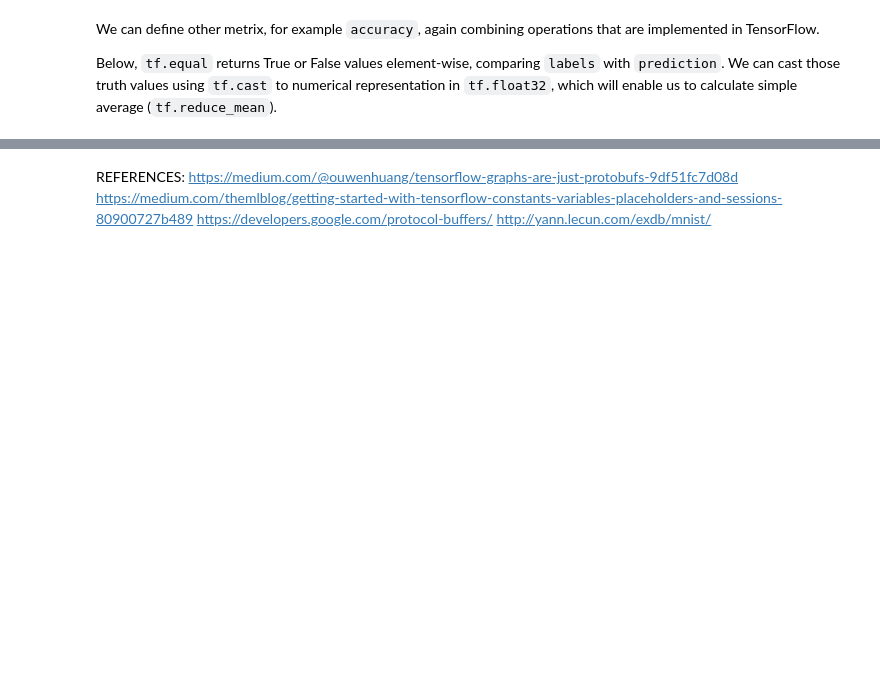
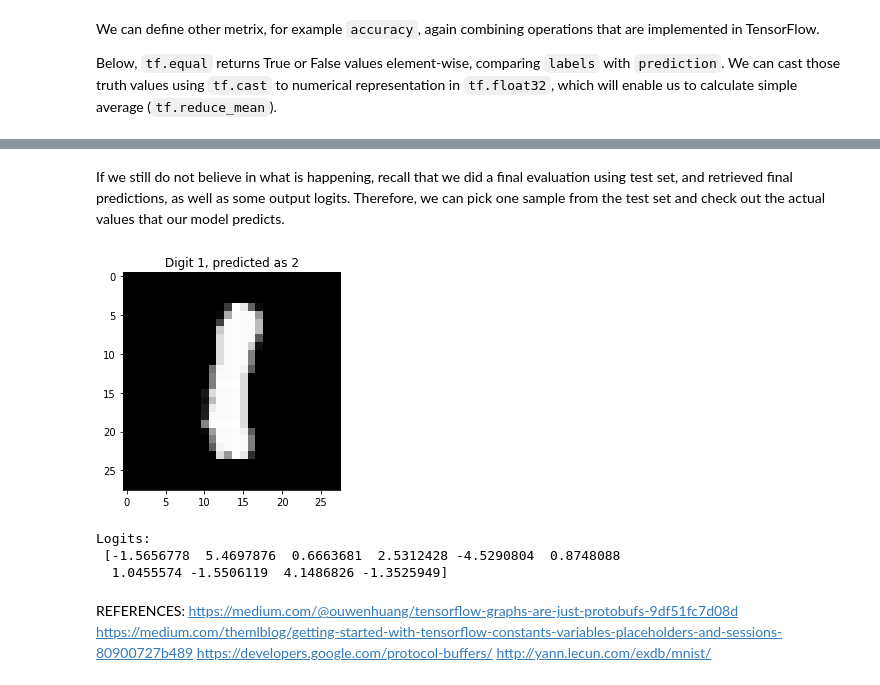
Before and after one commit to jells123/My-Tutorial-On-Tensorflow, a Jupyter notebook: tutorial.ipynb, the cells around one changed output, grey strips where cells are left out. Drawn from its saved outputs; the diff is of its cells as text; code cells hidden in the pictures; blank space fills up the shorter version.

```diff
--- a/tutorial.ipynb
+++ b/tutorial.ipynb
@@ -510,3 +518,24 @@ Epoch 45, accuracy: [0.8497]
+# %% [markdown]
+If we still do not believe in what is happening, recall that we did a final evaluation using test set, and retrieved final predictions, as well as some output logits. Therefore, we can pick one sample from the test set and check out the actual values that our model predicts.
+# %%
+import matplotlib.pyplot as plt
+
+random_idx = np.random.randint(0, len(test_images))
+random_img = test_images[random_idx].reshape(28, 28)
+
+real_label = test_labels[random_idx]
+predicted_label = test_labels[test_predictions[random_idx]]
+
+plt.imshow(random_img, cmap='gray')
+plt.title("Digit {}, predicted as {}".format(str(real_label), str(predicted_label)))
+plt.show()
+
+print("Logits:\n", test_logits[random_idx])
+# %% [output]
+[figure, added]
+Logits:
+ [-1.5656778  5.4697876  0.6663681  2.5312428 -4.5290804  0.8748088
+  1.0455574 -1.5506119  4.1486826 -1.3525949]
 # %% [markdown]
 REFERENCES:
     https://medium.com/@ouwenhuang/tensorflow-graphs-are-just-protobufs-9df51fc7d08d
```
Also changed, not shown: parts of 11 cells of this notebook.
